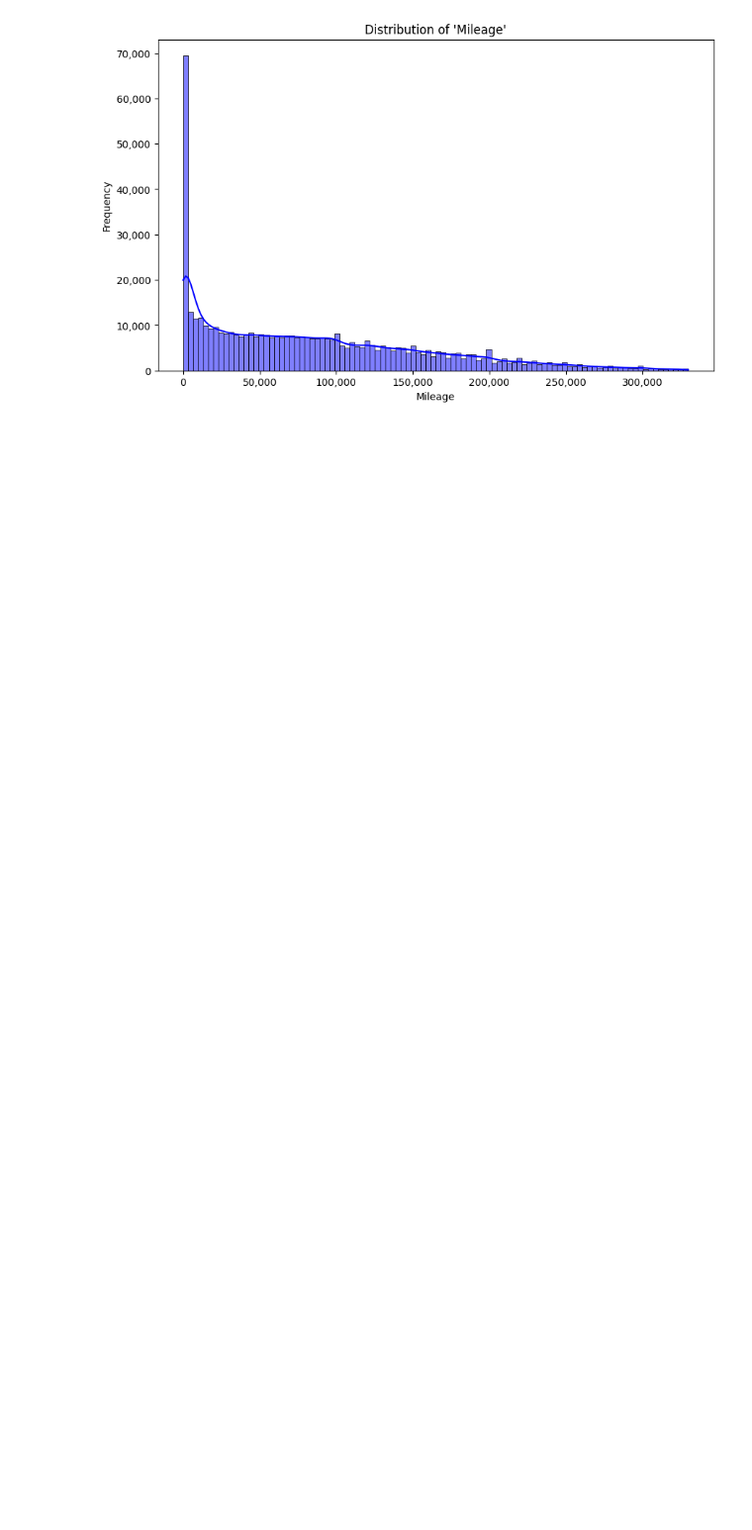
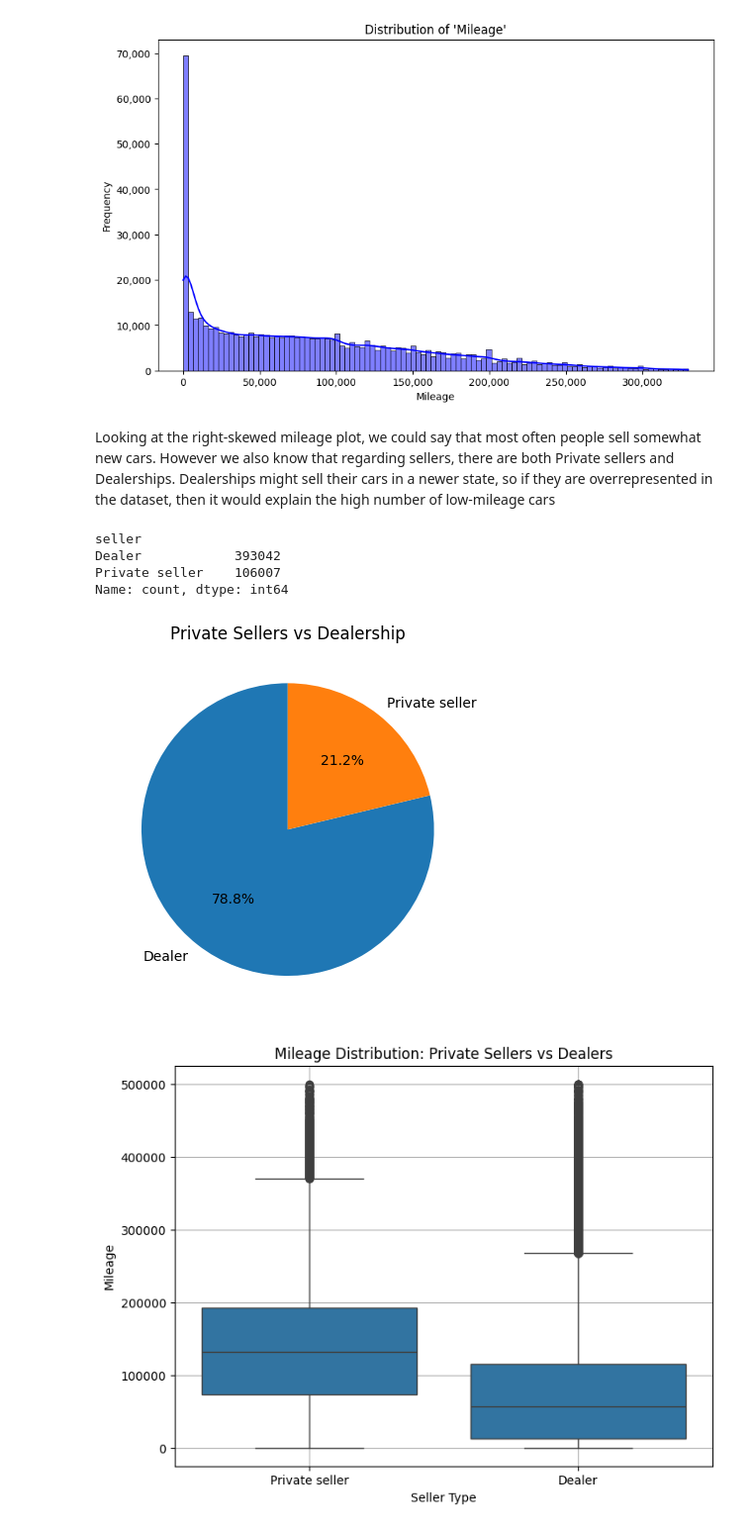
Before and after one commit to dfoddav2/SS25-capstone-project, a Jupyter notebook: exploratory.ipynb, the cells around one changed output. Shown: that part at 99% size. Cells and saved outputs as stored; diff of their text form; code cells hidden in the pictures; blank space fills up the shorter version.

```diff
--- a/exploratory.ipynb
+++ b/exploratory.ipynb
@@ -230,3 +228,44 @@ plt.gca().yaxis.set_major_formatter(mticker.StrMethodFormatter('{x:,.0f}'))
 plt.show()
 # %% [output]
 [figure]
+# %% [markdown]
+Looking at the right-skewed mileage plot, we could say that most often people sell somewhat new cars. However we also know that regarding sellers, there are both Private sellers and Dealerships. Dealerships might sell their cars in a newer state, so if they are overrepresented in the dataset, then it would explain the high number of low-mileage cars
+# %%
+sellers = df[df['seller'].isin(['Private seller', 'Dealer'])]
+sellers_counts = sellers['seller'].value_counts()
+print(sellers_counts)
+
+sellers_counts.plot(kind='pie', autopct='%1.1f%%', startangle=90)
+plt.title("Private Sellers vs Dealership")
+plt.ylabel('')
+plt.show()
+
+# Mileage boxplot for comparison
+df['mileage'] = df['mileage'].astype(str).str.lower()                     # Lowercase all entries
+df['mileage'] = df['mileage'].str.replace(r'[^\d.]', '', regex=True)     # Remove all non-numeric characters
+
+# Step 2: Convert to numeric (coerce errors to NaN)
+df['mileage'] = pd.to_numeric(df['mileage'], errors='coerce')
+sellers = df[df['seller'].isin(['Private seller', 'Dealer'])]
+
+# Step 4: Drop rows where mileage is missing
+sellers = sellers.dropna(subset=['mileage'])
+
+# (Optional) Remove extreme outliers
+sellers = sellers[sellers['mileage'] < 500000]
+
+plt.figure(figsize=(8, 6))
+sns.boxplot(x='seller', y='mileage', data=sellers)
+
+plt.title('Mileage Distribution: Private Sellers vs Dealers')
+plt.xlabel('Seller Type')
+plt.ylabel('Mileage')
+plt.grid(True)
+plt.show()
+# %% [output]
+seller
+Dealer            393042
+Private seller    106007
+Name: count, dtype: int64
+[figure, added]
+[figure, added]
```
Also changed, not shown: parts of 11 cells of this notebook, 32 other files.
